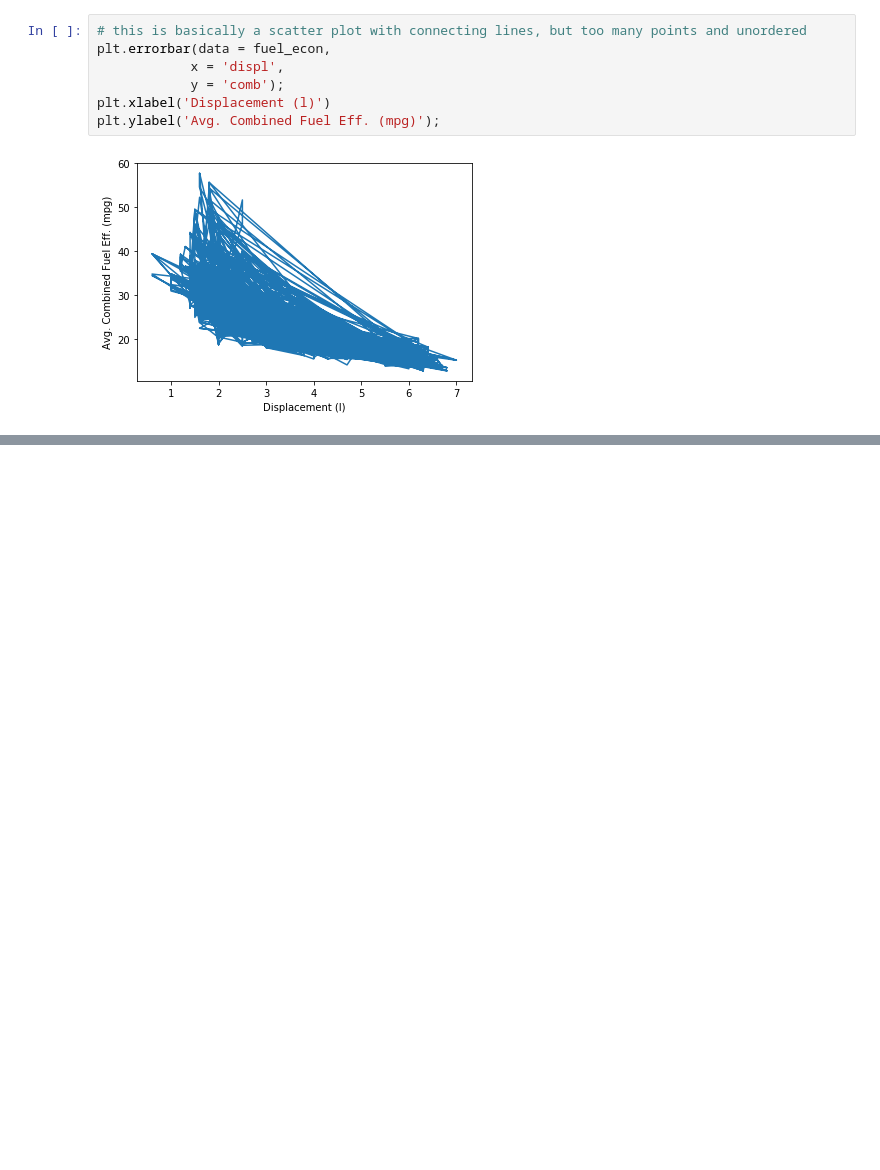
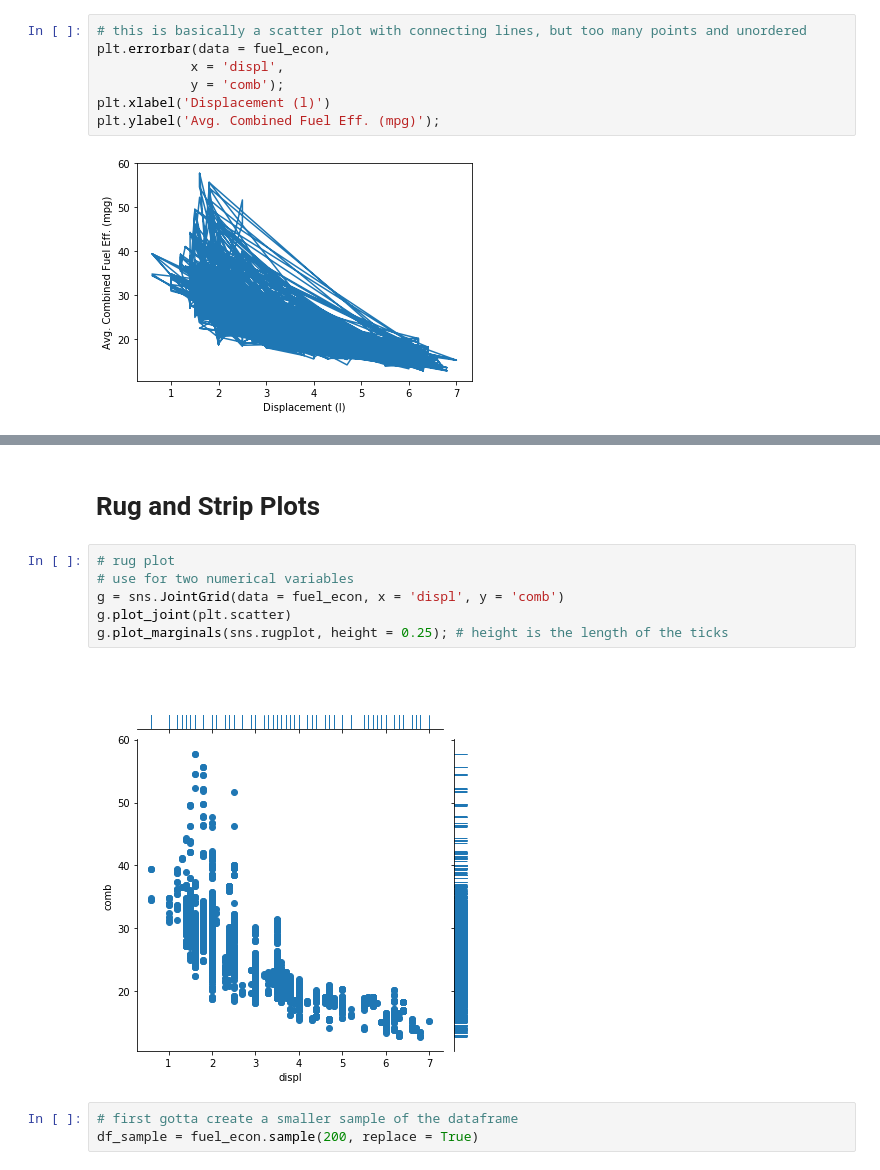
Before and after one commit to deepaksithu/Bivariate_Exploration_of_Data_Notes, a Jupyter notebook: Bivariate Exploration.ipynb, the cells around one changed output, grey strips where cells are left out. Saved outputs shown, nothing was run; the diff lists cells and outputs as text; blank space fills up the shorter version.

```diff
--- a/Bivariate Exploration.ipynb
+++ b/Bivariate Exploration.ipynb
@@ -471,0 +536,13 @@ plt.ylabel('Avg. Combined Fuel Eff. (mpg)');
+# %% [markdown]
+# Rug and Strip Plots
+# %%
+# rug plot
+# use for two numerical variables
+g = sns.JointGrid(data = fuel_econ, x = 'displ', y = 'comb')
+g.plot_joint(plt.scatter)
+g.plot_marginals(sns.rugplot, height = 0.25); # height is the length of the ticks
+# %% [output]
+[figure, added]
+# %%
+# first gotta create a smaller sample of the dataframe
+df_sample = fuel_econ.sample(200, replace = True)
```
Also changed, not shown: parts of 8 cells of this notebook, 1 other file.
